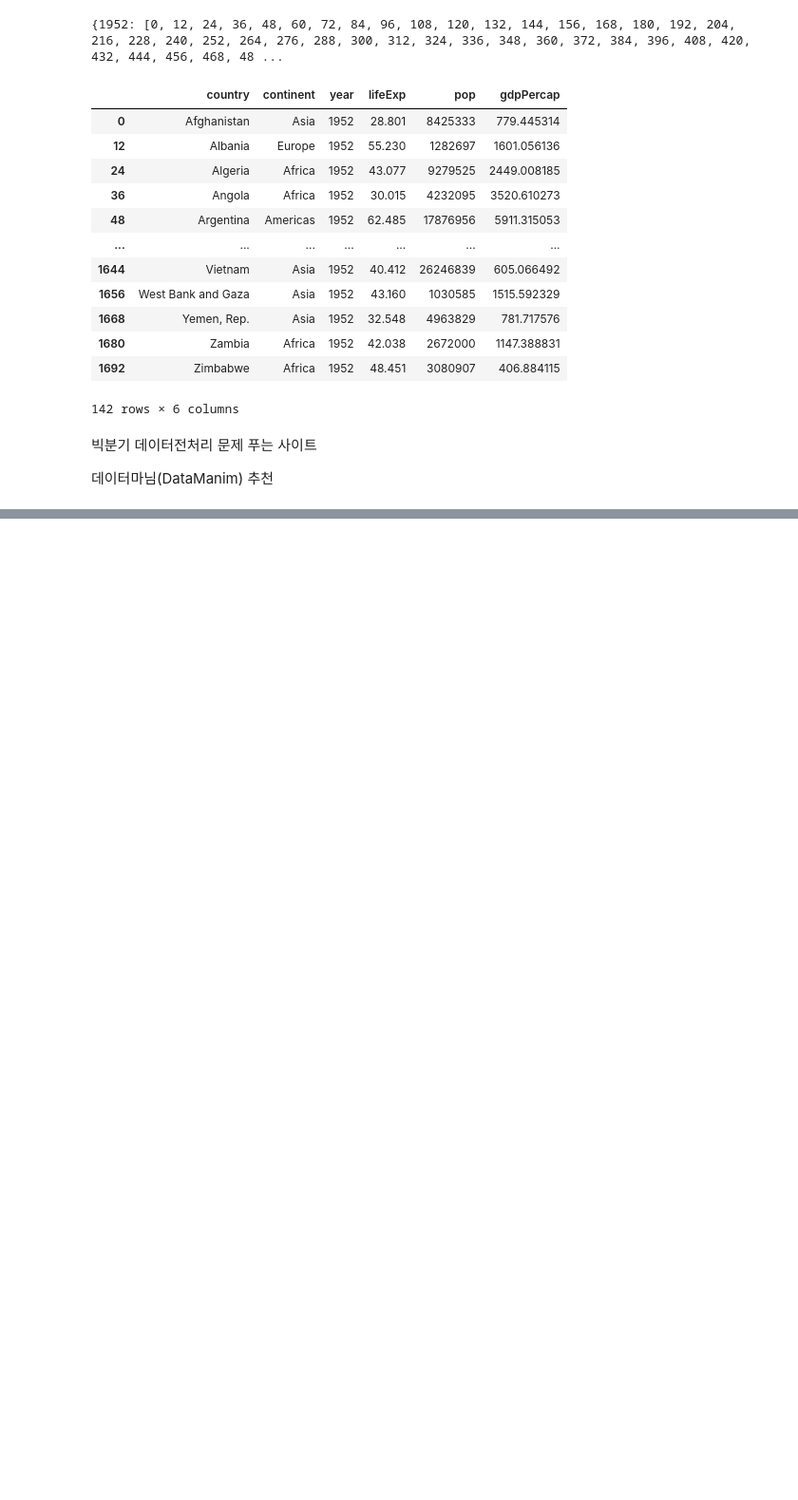
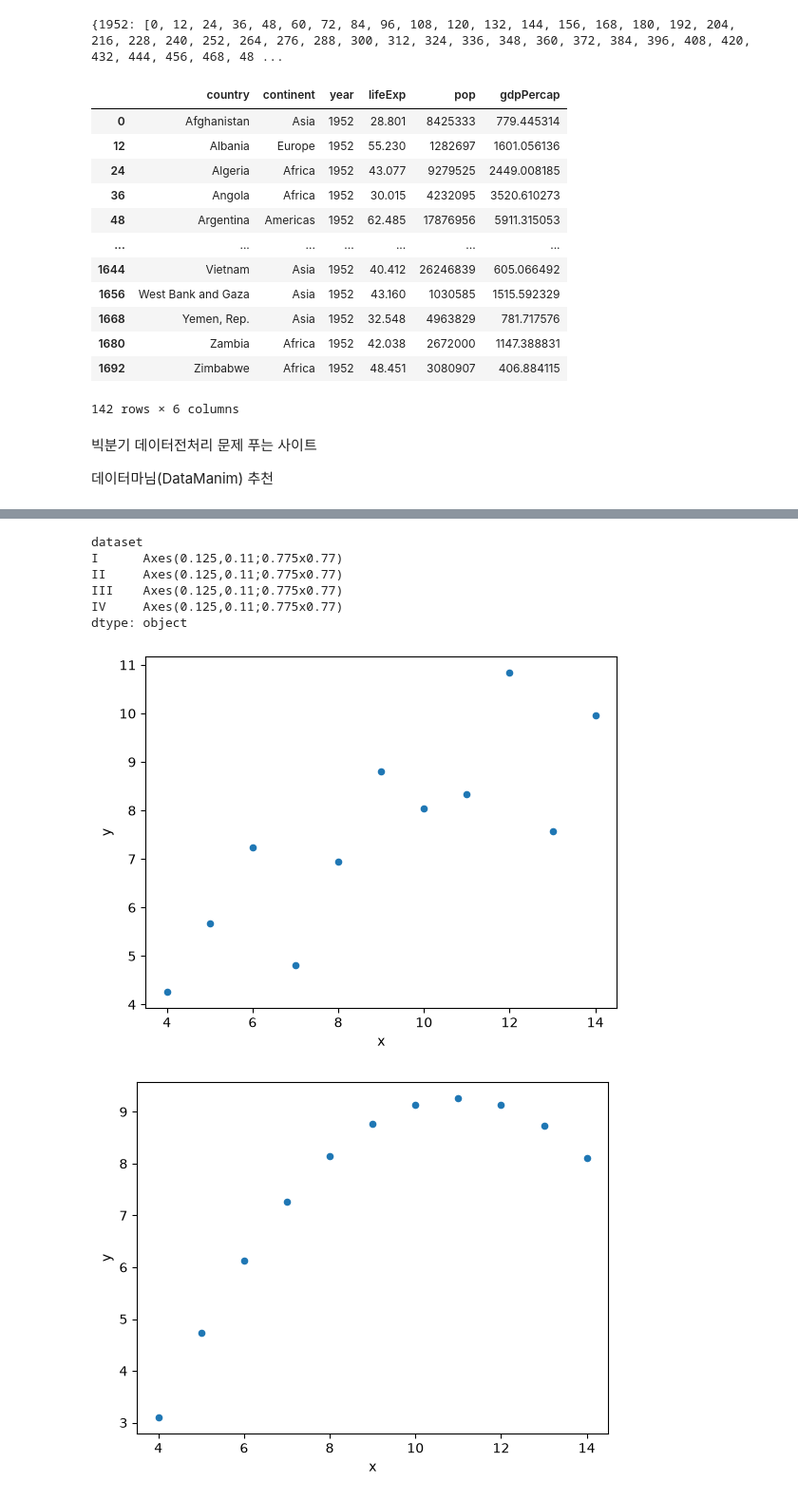
Before and after one commit to bhs6122/samsung_practice, a Jupyter notebook: 3week_2day/3week_2day.ipynb, the cells around one changed output, grey strips where cells are left out. Shown at 95% size. Cells and saved outputs as stored; diff of their text form; code cells hidden in the pictures; blank space fills up the shorter version.

```diff
--- a/3week_2day/3week_2day.ipynb
+++ b/3week_2day/3week_2day.ipynb
@@ -552,0 +561,4 @@ df.loc[grouped.groups[1952]]
+# %%
+# import seaborn as sns
+anscombe = sns.load_dataset('anscombe')
+anscombe.head()
@@ -552,0 +603,11 @@ df.loc[grouped.groups[1952]]
+# %%
+anscombe.groupby('dataset').plot('x', 'y', kind='scatter')
+# %% [output]
+dataset
+I      Axes(0.125,0.11;0.775x0.77)
+II     Axes(0.125,0.11;0.775x0.77)
+III    Axes(0.125,0.11;0.775x0.77)
+IV     Axes(0.125,0.11;0.775x0.77)
+dtype: object
+[figure, added]
+[figure, added]
```
Also changed, not shown: parts of 46 cells of this notebook, 11 other files.
